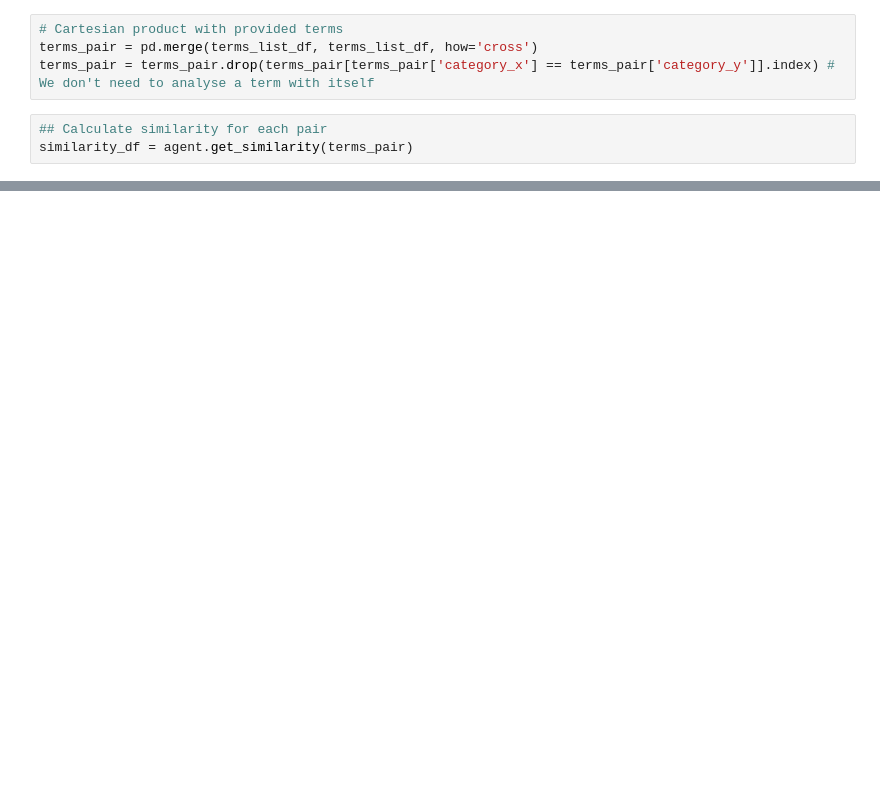
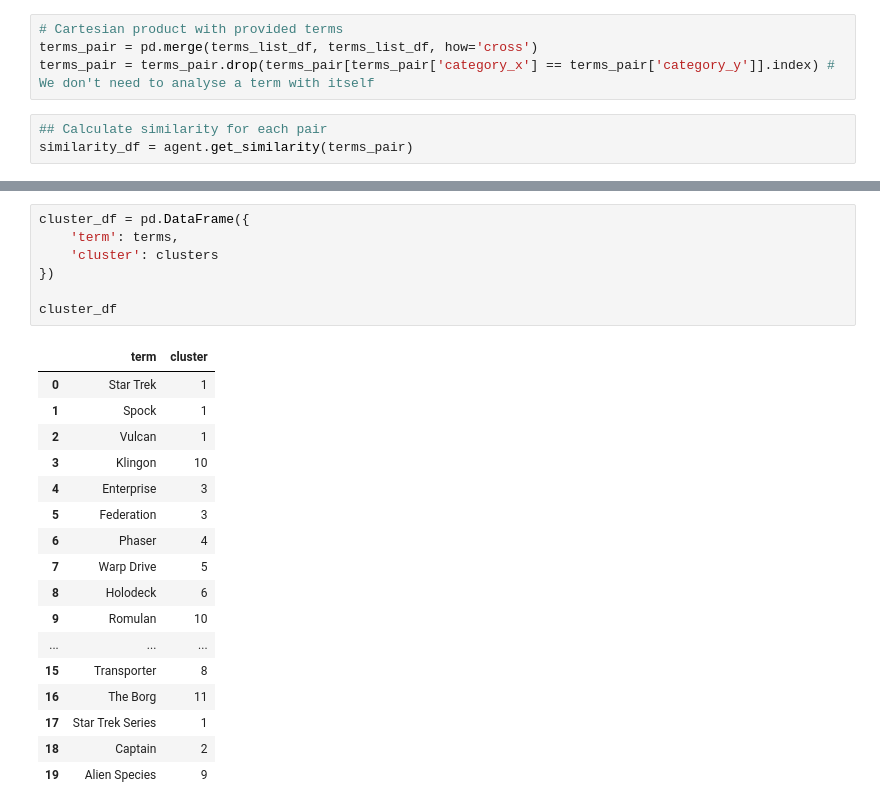
Before and after one commit to pmags/thesis-llml-onthology, a Jupyter notebook: notebooks/naive_approach.ipynb, the cells around one changed output, grey strips where cells are left out. Saved outputs shown, nothing was run; the diff lists cells and outputs as text; blank space fills up the shorter version.

```diff
--- a/notebooks/naive_approach.ipynb
+++ b/notebooks/naive_approach.ipynb
@@ -215,0 +197,25 @@ plt.show()
+# %%
+cluster_df = pd.DataFrame({
+    'term': terms,
+    'cluster': clusters
+})
+
+cluster_df
+# %% [output]
+|  | term | cluster |
+| 0 | Star Trek | 1 |
+| 1 | Spock | 1 |
+| 2 | Vulcan | 1 |
+| 3 | Klingon | 10 |
+| 4 | Enterprise | 3 |
+| 5 | Federation | 3 |
+| 6 | Phaser | 4 |
+| 7 | Warp Drive | 5 |
+| 8 | Holodeck | 6 |
+| 9 | Romulan | 10 |
+| ... | ... | ... |
+| 15 | Transporter | 8 |
+| 16 | The Borg | 11 |
+| 17 | Star Trek Series | 1 |
+| 18 | Captain | 2 |
+| 19 | Alien Species | 9 |
```
Also changed, not shown: parts of 12 cells of this notebook, 4 other files.
